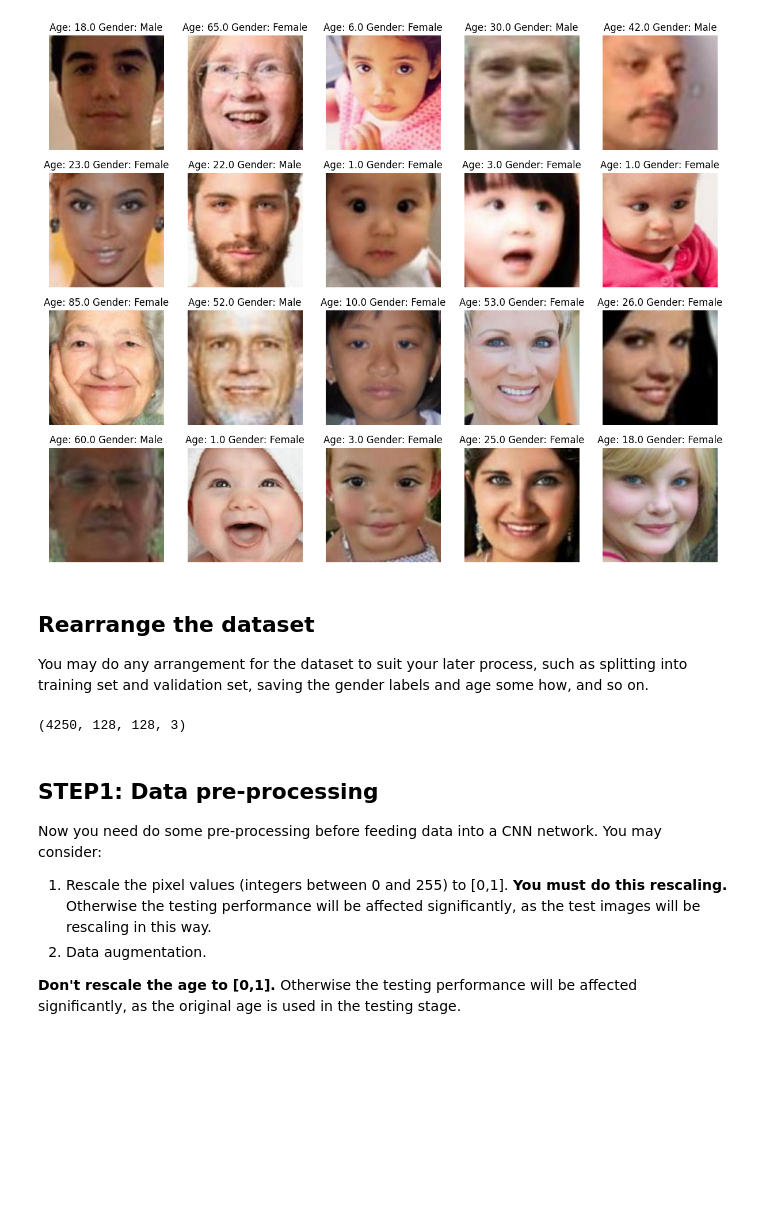
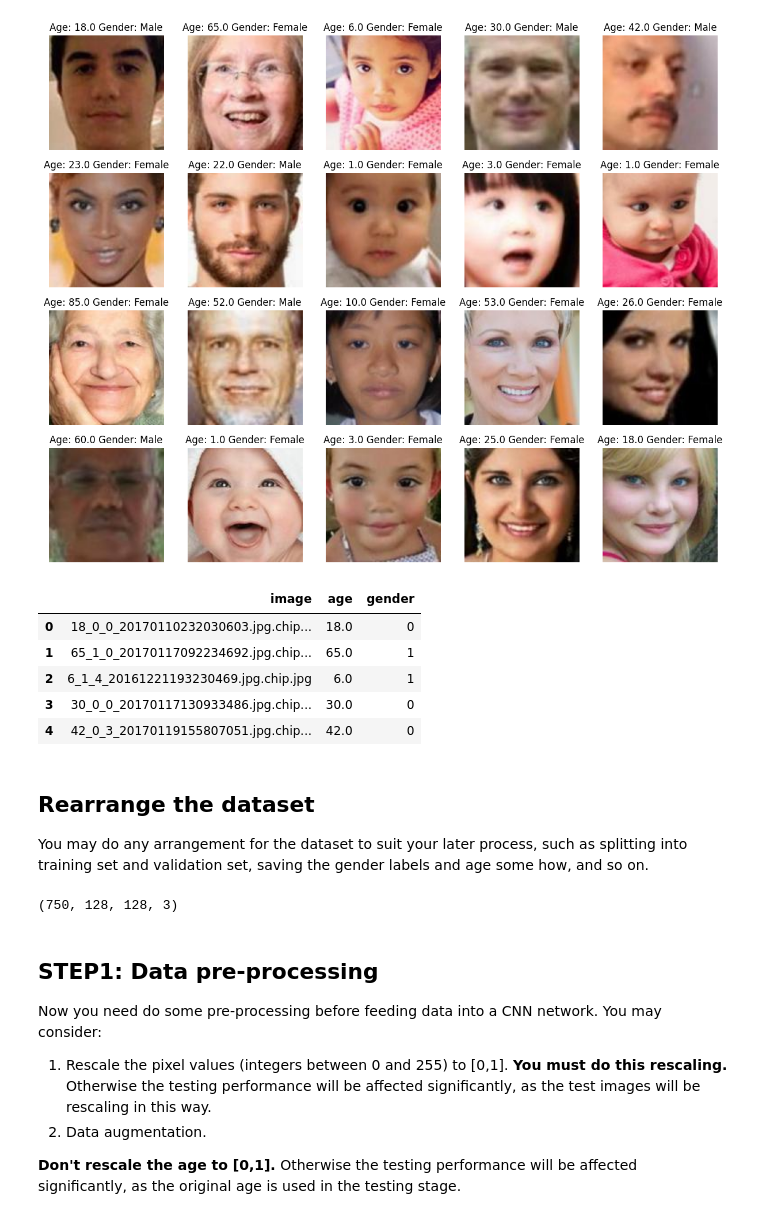
Before and after one commit to rwitobaansheikh/ML2_Coursework, a Jupyter notebook: age_gender_submit.ipynb, the cells around one changed output. Cells and saved outputs as stored; diff of their text form; code cells hidden in the pictures; blank space fills up the shorter version.

```diff
--- a/age_gender_submit.ipynb
+++ b/age_gender_submit.ipynb
@@ -95,3 +109,12 @@ for index,file,age,gender in files.itertuples():
     plt.axis('off')
 # %% [output]
 [figure]
+# %%
+df.head()
+# %% [output]
+|  | image | age | gender |
+| 0 | 18_0_0_20170110232030603.jpg.chip... | 18.0 | 0 |
+| 1 | 65_1_0_20170117092234692.jpg.chip... | 65.0 | 1 |
+| 2 | 6_1_4_20161221193230469.jpg.chip.jpg | 6.0 | 1 |
+| 3 | 30_0_0_20170117130933486.jpg.chip... | 30.0 | 0 |
+| 4 | 42_0_3_20170119155807051.jpg.chip... | 42.0 | 0 |
@@ -102,7 +174,9 @@ You may do any arrangement for the dataset to suit your later process, such as s
 #
 # Add your code here
 #
-train, test= train_test_split(df, train_size=0.85, random_state=42)
+
+#y_reg_train, y_reg_val, y_clf_train, y_clf_val, X_train, X_val = train_test_split(df, test_size=0.2, random_state=42)
+#train, test= train_test_split(df, test_size=0.25, random_state=42)
 train.head()
 
 x_train = []
@@ -116,9 +190,20 @@ x_train = np.array(x_train)
 
 x_train = x_train.reshape(len(x_train), 128,128,3)
 
-x_train.shape
+x_test = []
+for file in test.image:
+    img = load_img("/mnt/c/Users/Rwitobaan/Desktop/code/ML/train_val-20240224T201813Z-001/train_val/"+file, color_mode="rgb")
+    img = img.resize((128,128), Image.Resampling.LANCZOS)
+    img = np.array(img)
+    x_test.append(img)
+
+x_test = np.array(x_test)
+
+x_test = x_test.reshape(len(x_test), 128,128,3)
+
+x_test.shape
 # %% [output]
-(4250, 128, 128, 3)
+(750, 128, 128, 3)
 # %% [markdown]
 ## STEP1: Data pre-processing
 Now you need do some pre-processing before feeding data into a CNN network. You may consider:
```
Also changed, not shown: parts of 30 cells of this notebook.
